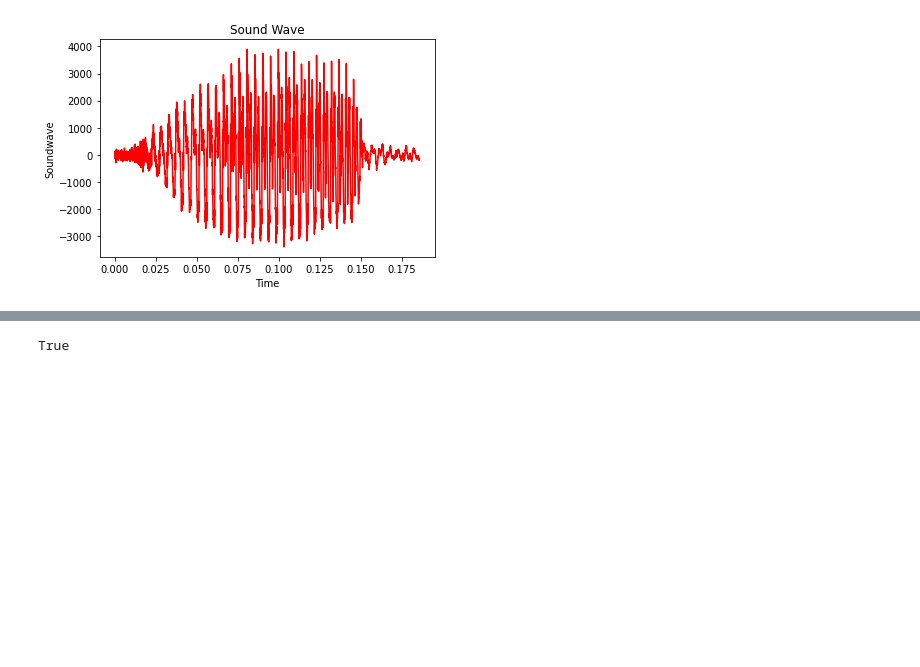
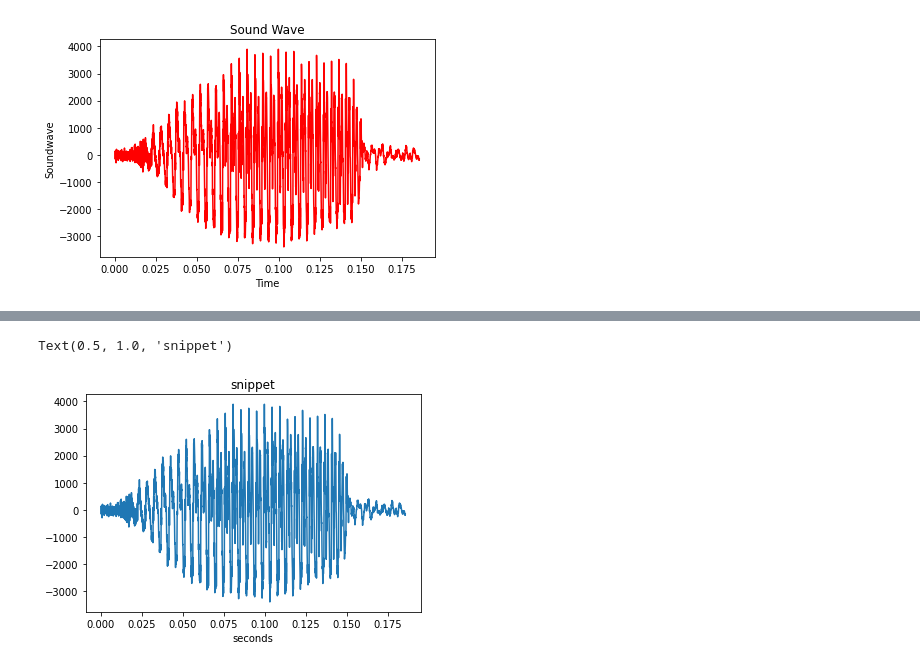
Before and after one commit to bluishfluid666/bahnar_tts, a Jupyter notebook: src-code/pattern-processing.ipynb, the cells around one changed output, grey strips where cells are left out. Cells and saved outputs as stored; diff of their text form; code cells hidden in the pictures; blank space fills up the shorter version.

Commit message:
Recognizing the pattern (snippet) in the sample original audio file

```diff
--- a/src-code/pattern-processing.ipynb
+++ b/src-code/pattern-processing.ipynb
@@ -70,9 +72,6 @@ for count, filename in enumerate(os.listdir(fullpath)):
                     audiopath = os.path.join(subsubpath, f1)
 
                     print(audiopath)
-                    fs, data = read(audiopath)
-                    input_data = read(audiopath)
-                    audio = input_data[1]
                     raw = wave.open(audiopath)
 
                     # reads all the frames
@@ -105,9 +104,6 @@ for count, filename in enumerate(os.listdir(fullpath)):
                     adjusted_filepath = os.path.join(subpath, "reduce-noise")
                     adjusted_filepath = os.path.join(
                         adjusted_filepath, f"test{c1}.wav")
-                    fs, data = read(adjusted_filepath)
-                    input_data = read(adjusted_filepath)
-                    audio = input_data[1]
 
                     raw = wave.open(adjusted_filepath)
 
@@ -264,13 +247,0 @@ my_set[0]
-# %%
-if accept_test(pattern, t1, min_error):
-    for i, dt in enumerate(pattern):
-        if dt - my_set[i] >= min_error:
-            time = np.linspace(
-                0,  # start
-                len(signal) / f_rate,
-                num=len(signal)
-            )
-            t1 = from_min * 60 * 1000
-            t2 = to_min * 60 * 1000
-            split_audio = self.audio[t1:t2]
-            split_audio.export(self.folder + '\\' + split_filename, format="wav")
@@ -279,4 +247,0 @@ min_error = 0.1
-# %%
-print(accept_test(pattern, test, min_error))
-# %% [output]
-True
@@ -282,0 +282,28 @@ True
+# %%
+snippet = input_data1
+source = input_data
+
+# read the sample to look for
+rate_snippet, snippet = wavfile.read(snippet)
+
+snippet = snippet.reshape(-1, 1)
+snippet = np.array(snippet[:,0], dtype='float')
+
+# read the source
+rate, source = wavfile.read(source)
+
+source = source.reshape(-1, 1)
+source = np.array(source[:,0], dtype='float')
+
+# resample such that both signals are at the same sampling rate (if required)
+if rate != rate_snippet:
+    num = int(np.round(rate*len(snippet)/rate_snippet))
+    snippet = signal.resample(snippet, num) # type: ignore
+# %%
+x_snippet = np.arange(0, snippet.size) / rate_snippet # type: ignore
+plt.plot(x_snippet, snippet)
+plt.xlabel('seconds')
+plt.title('snippet')
+# %% [output]
+Text(0.5, 1.0, 'snippet')
+[figure, added]
```
Also changed, not shown: parts of 19 cells of this notebook.
